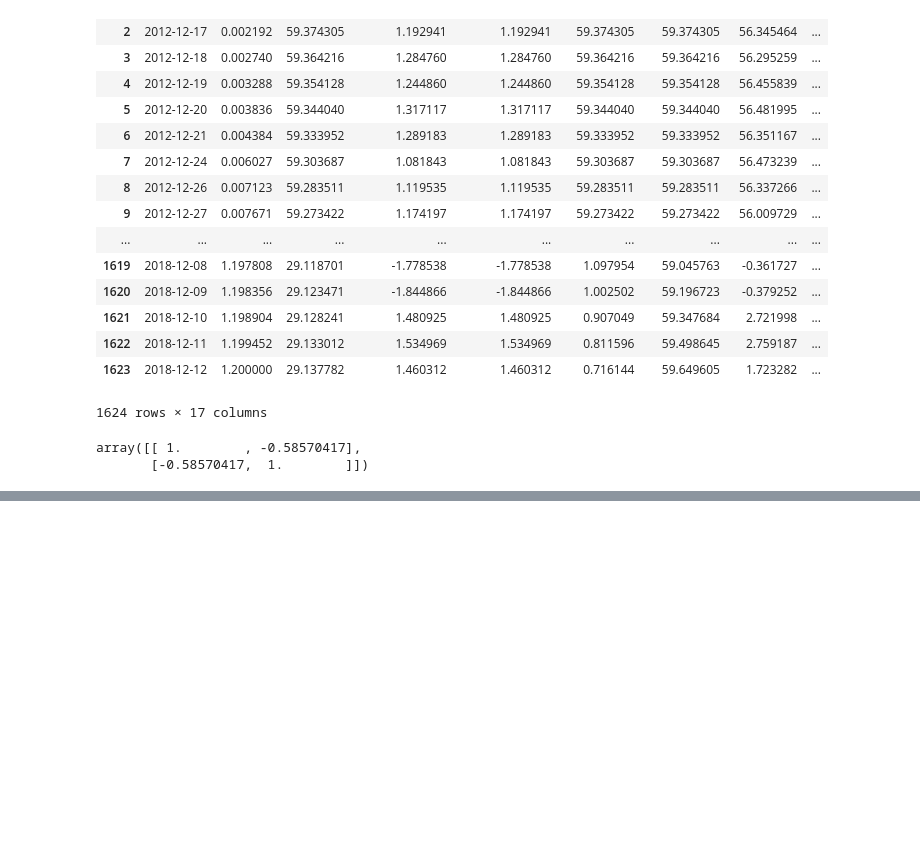
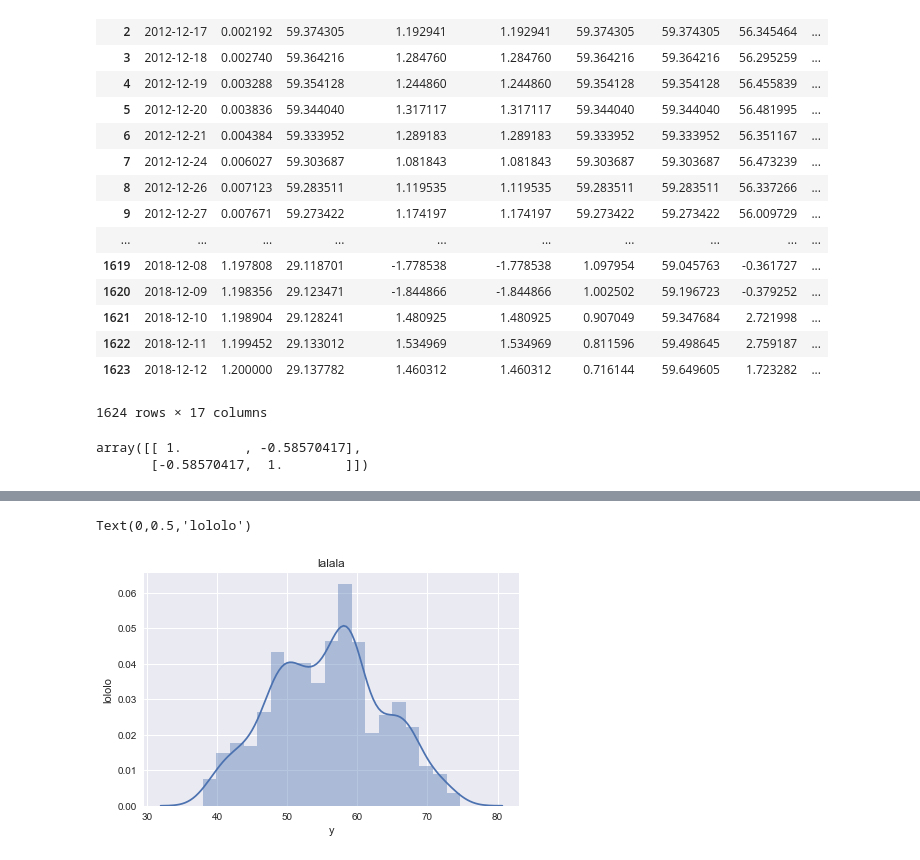
Before and after one commit to Marktc1993/CFA_research, a Jupyter notebook: Models/Bayesian Forecast Comparing predicted oils prices and stock prices.ipynb, the cells around one changed output, grey strips where cells are left out. Saved outputs shown, nothing was run; the diff lists cells and outputs as text; code cells hidden in the pictures; blank space fills up the shorter version.

```diff
--- a/Models/Bayesian Forecast Comparing predicted oils prices and stock prices.ipynb
+++ b/Models/Bayesian Forecast Comparing predicted oils prices and stock prices.ipynb
@@ -171,0 +196,5 @@ plt.plot(pd.rolling_corr(point_forecast_oil["yhat"],point_forecast_pcar["yhat"],
+# %%
+
+import seaborn as sns
+sns.set(color_codes=True)
+df_pcar
@@ -171,0 +220,8 @@ plt.plot(pd.rolling_corr(point_forecast_oil["yhat"],point_forecast_pcar["yhat"],
+# %%
+
+plot = sns.distplot(np.exp(df_pcar['y']));
+plot.set_title('lalala')
+plot.set_ylabel('lololo')
+# %% [output]
+Text(0,0.5,'lololo')
+[figure, added]
```
Also changed, not shown: parts of 18 cells of this notebook, 25 other files.
